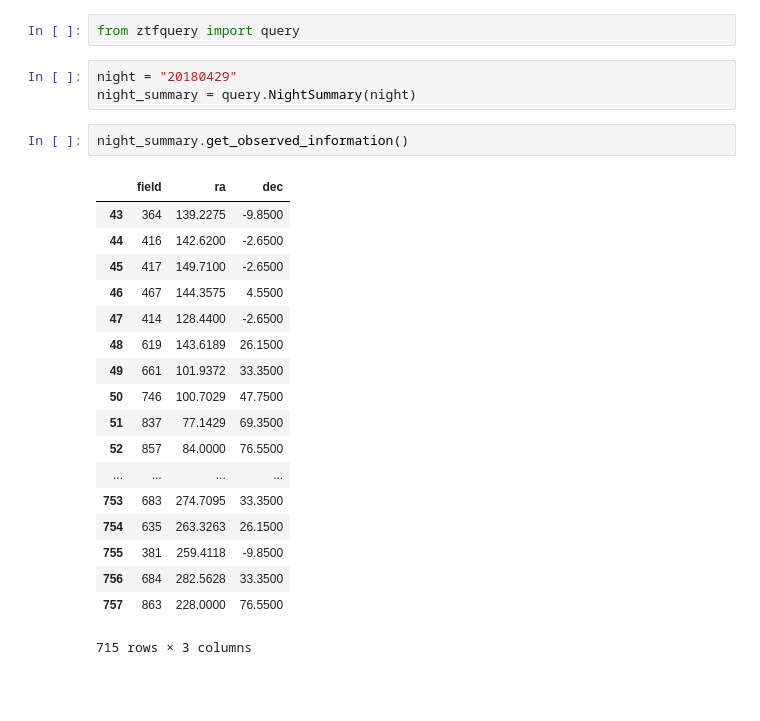
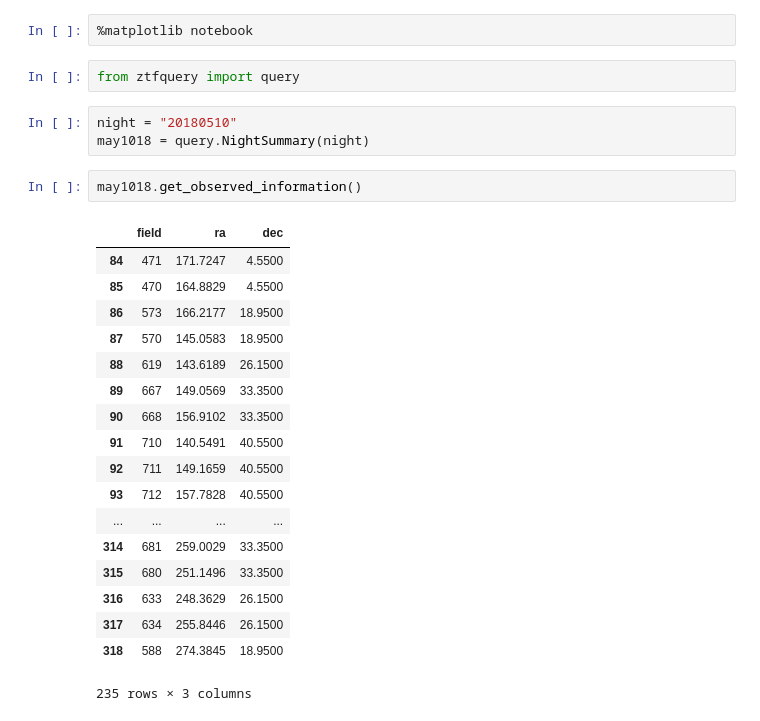
Before and after one commit to MickaelRigault/ztfquery, a Jupyter notebook: notebooks/NightObservation.ipynb, the cells around one changed output. Cells and saved outputs as stored; diff of their text form; blank space fills up the shorter version.

```diff
--- a/notebooks/NightObservation.ipynb
+++ b/notebooks/NightObservation.ipynb
@@ -1,26 +1,28 @@
+# %%
+%matplotlib notebook
 # %%
 from ztfquery import query
 # %%
-night = "20180429"
-night_summary = query.NightSummary(night)
+night = "20180510"
+may1018 = query.NightSummary(night)
 # %%
-night_summary.get_observed_information()
+may1018.get_observed_information()
 # %% [output]
 |  | field | ra | dec |
-| 43 | 364 | 139.2275 | -9.8500 |
-| 44 | 416 | 142.6200 | -2.6500 |
-| 45 | 417 | 149.7100 | -2.6500 |
-| 46 | 467 | 144.3575 | 4.5500 |
-| 47 | 414 | 128.4400 | -2.6500 |
-| 48 | 619 | 143.6189 | 26.1500 |
-| 49 | 661 | 101.9372 | 33.3500 |
-| 50 | 746 | 100.7029 | 47.7500 |
-| 51 | 837 | 77.1429 | 69.3500 |
-| 52 | 857 | 84.0000 | 76.5500 |
+| 84 | 471 | 171.7247 | 4.5500 |
+| 85 | 470 | 164.8829 | 4.5500 |
+| 86 | 573 | 166.2177 | 18.9500 |
+| 87 | 570 | 145.0583 | 18.9500 |
+| 88 | 619 | 143.6189 | 26.1500 |
+| 89 | 667 | 149.0569 | 33.3500 |
+| 90 | 668 | 156.9102 | 33.3500 |
+| 91 | 710 | 140.5491 | 40.5500 |
+| 92 | 711 | 149.1659 | 40.5500 |
+| 93 | 712 | 157.7828 | 40.5500 |
 | ... | ... | ... | ... |
-| 753 | 683 | 274.7095 | 33.3500 |
-| 754 | 635 | 263.3263 | 26.1500 |
-| 755 | 381 | 259.4118 | -9.8500 |
-| 756 | 684 | 282.5628 | 33.3500 |
-| 757 | 863 | 228.0000 | 76.5500 |
+| 314 | 681 | 259.0029 | 33.3500 |
+| 315 | 680 | 251.1496 | 33.3500 |
+| 316 | 633 | 248.3629 | 26.1500 |
+| 317 | 634 | 255.8446 | 26.1500 |
+| 318 | 588 | 274.3845 | 18.9500 |
-715 rows × 3 columns
+235 rows × 3 columns
```
Also changed, not shown: parts of 4 cells of this notebook.
